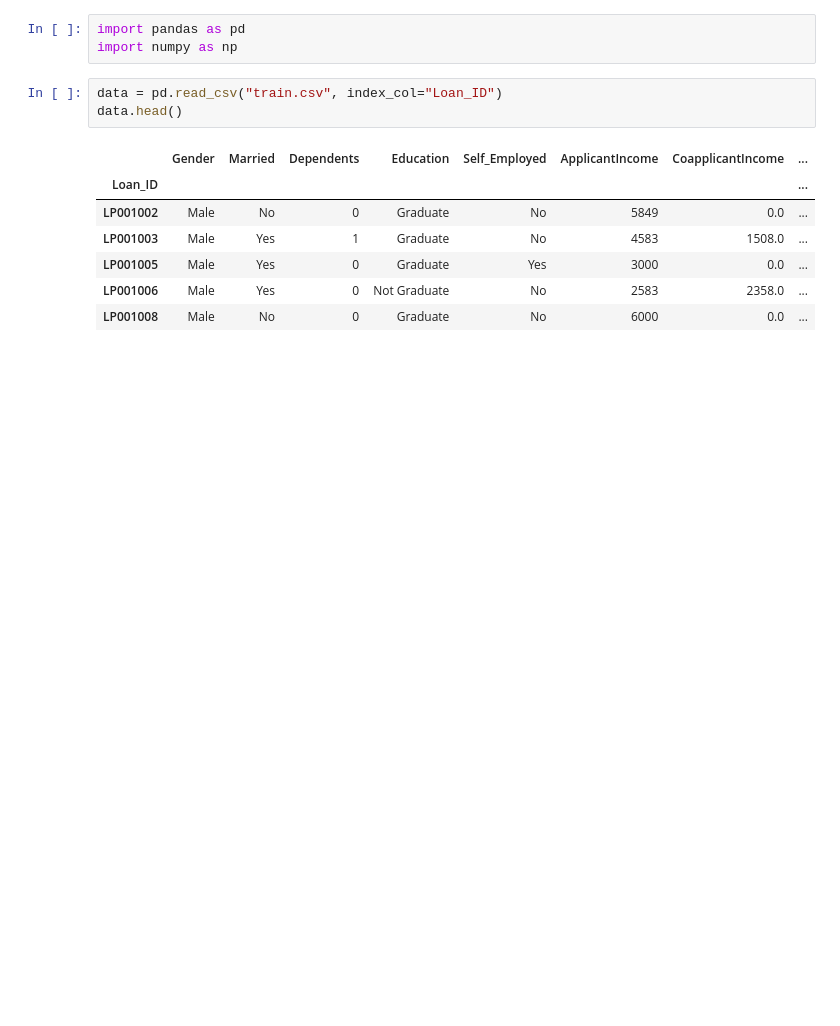
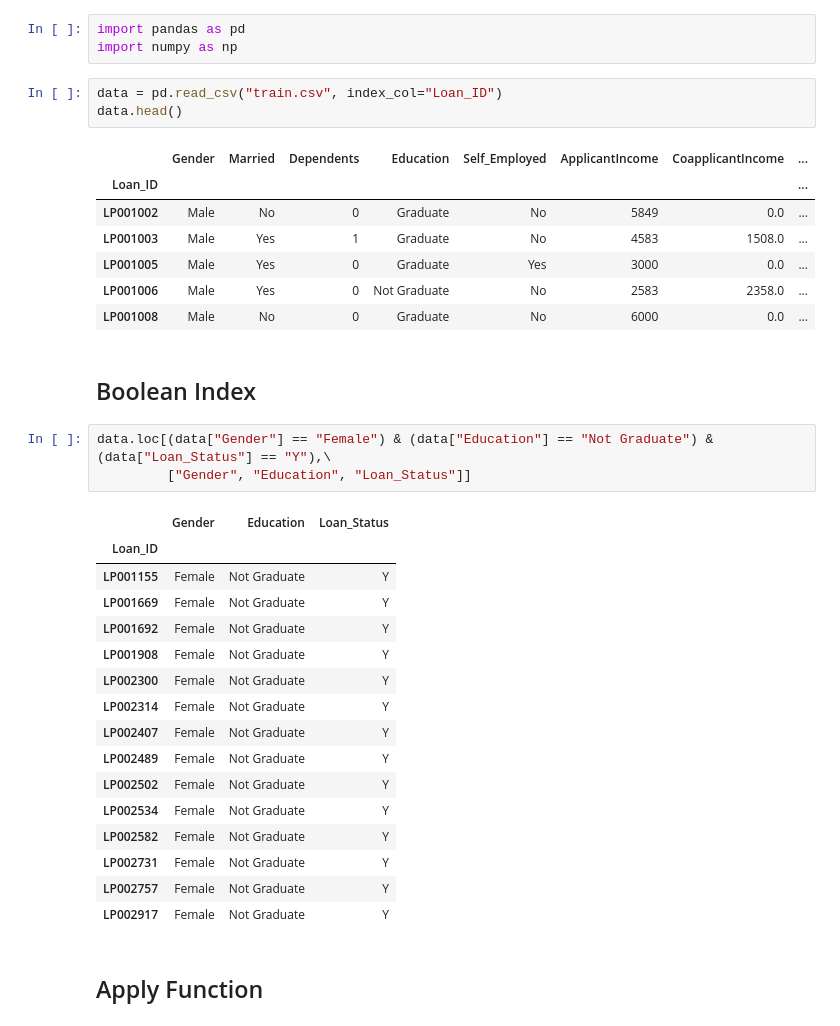
Before and after one commit to ll0816/My-Python-Code, a Jupyter notebook: pandas tips.ipynb, the cells around one changed output. Saved outputs shown, nothing was run; the diff lists cells and outputs as text; blank space fills up the shorter version.

```diff
--- a/pandas tips.ipynb
+++ b/pandas tips.ipynb
@@ -12,3 +12,29 @@ data.head()
 | LP001005 | Male | Yes | 0 | Graduate | Yes | 3000 | 0.0 | ... |
 | LP001006 | Male | Yes | 0 | Not Graduate | No | 2583 | 2358.0 | ... |
 | LP001008 | Male | No | 0 | Graduate | No | 6000 | 0.0 | ... |
+# %% [markdown]
+Boolean Index
+--------------
+# %%
+data.loc[(data["Gender"] == "Female") & (data["Education"] == "Not Graduate") & (data["Loan_Status"] == "Y"),\
+         ["Gender", "Education", "Loan_Status"]]
+# %% [output]
+|  | Gender | Education | Loan_Status |
+| Loan_ID |  |  |  |
+| LP001155 | Female | Not Graduate | Y |
+| LP001669 | Female | Not Graduate | Y |
+| LP001692 | Female | Not Graduate | Y |
+| LP001908 | Female | Not Graduate | Y |
+| LP002300 | Female | Not Graduate | Y |
+| LP002314 | Female | Not Graduate | Y |
+| LP002407 | Female | Not Graduate | Y |
+| LP002489 | Female | Not Graduate | Y |
+| LP002502 | Female | Not Graduate | Y |
+| LP002534 | Female | Not Graduate | Y |
+| LP002582 | Female | Not Graduate | Y |
+| LP002731 | Female | Not Graduate | Y |
+| LP002757 | Female | Not Graduate | Y |
+| LP002917 | Female | Not Graduate | Y |
+# %% [markdown]
+Apply Function
+------------------
```
Also changed, not shown: parts of 36 cells of this notebook, 5 other files.
